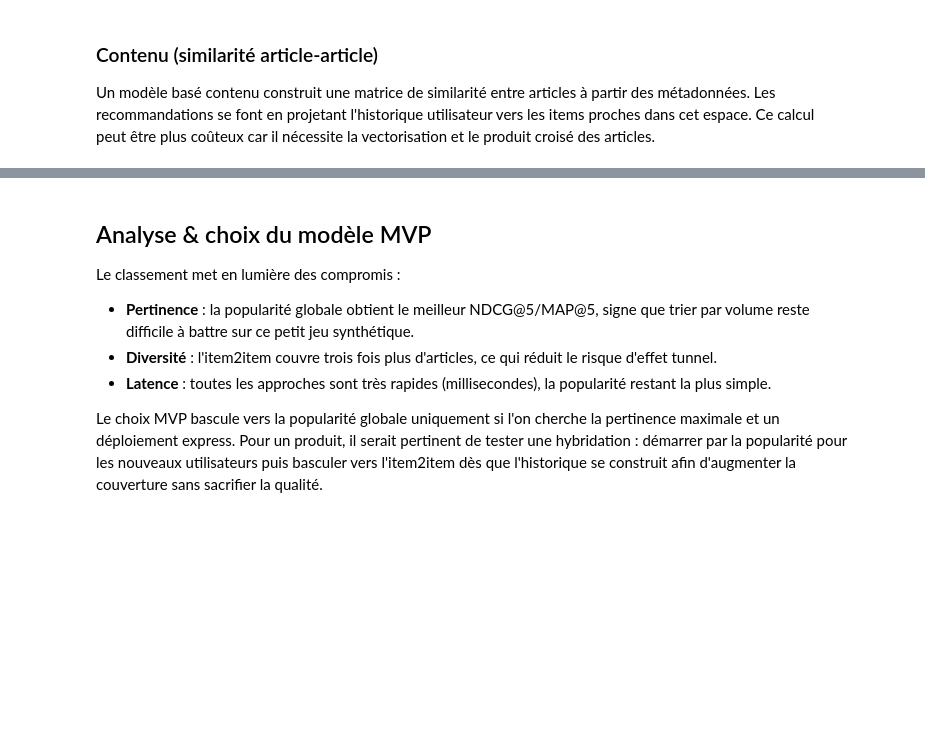
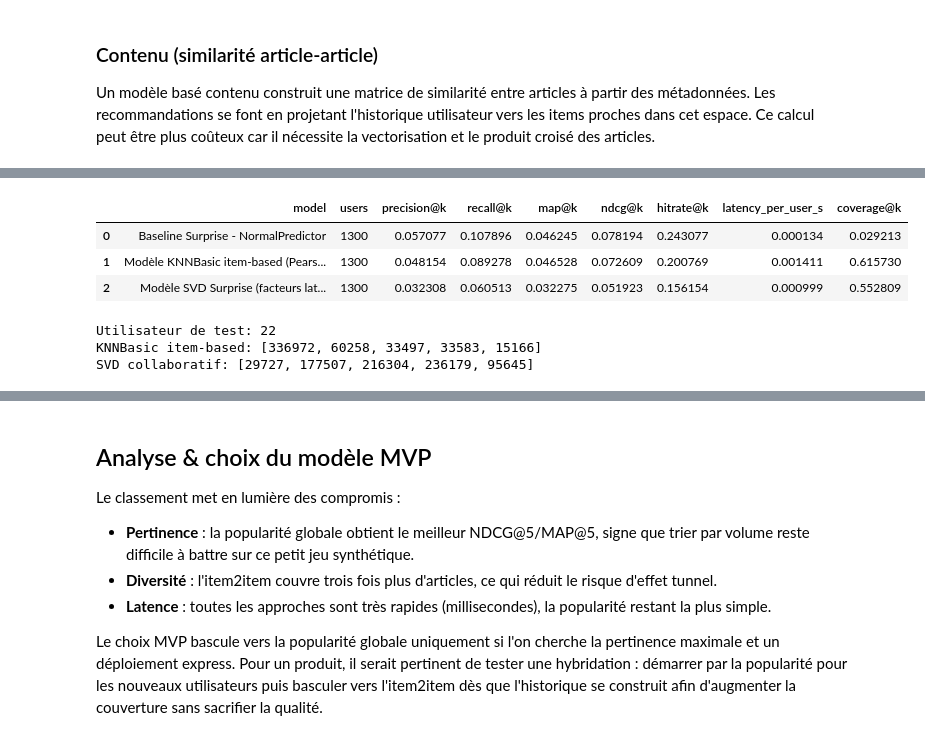
Before and after one commit to scude/Ai-engineer-formation-project-10, a Jupyter notebook: notebooks/notebook.ipynb, the cells around one changed output, grey strips where cells are left out. Drawn from its saved outputs; the diff is of its cells as text; code cells hidden in the pictures; blank space fills up the shorter version.

```diff
--- a/notebooks/notebook.ipynb
+++ b/notebooks/notebook.ipynb
@@ -1129,13 +1232,3 @@ Les variantes **E1** (pondération temporelle des co-visites) et **E2** (normali
 # %%
-covisit_result = evaluate_model(
-    f"Modèle E0 - Co-visitation pure ({CONFIG['covisit_similarity']})",
-    covisit_recommender,
-    train_histories,
-    ground_truth,
-    candidate_items,
-    K,
-)
-results.append(covisit_result)
-step_results.append({**covisit_result, "model": "E0"})
-pd.DataFrame([covisit_result])
+# Les variantes de co-visitation sont remplacées par les modèles Surprise ci-dessus.
 # %% [markdown]
@@ -1257,10 +1292,28 @@ results_df = results_df.sort_values(["ndcg@k", "map@k"], ascending=False).reset_
 # %%
-# Comparatif final (baseline vs E3 par défaut vs E3-1 optimisé)
-baseline_label = "Baseline A - Popularité globale"
-default_e3_label = f"Modèle E3 - Hybride (alpha={CONFIG['covisit_hybrid_alpha']})"
-optimized_label = "Modèle E3-1 - Hybride optimisé"
+baseline_label = "Baseline Surprise - NormalPredictor"
+knn_label = "Modèle KNNBasic item-based (Pearson baseline)"
+svd_label = "Modèle SVD Surprise (facteurs latents)"
 
-comparison_df = results_df[results_df["model"].isin([baseline_label, default_e3_label, optimized_label])].reset_index(drop=True)
+comparison_df = results_df[results_df["model"].isin([baseline_label, knn_label, svd_label])].reset_index(drop=True)
 comparison_df
+# %% [output]
+|  | model | users | precision@k | recall@k | map@k | ndcg@k | hitrate@k | latency_per_user_s | coverage@k |
+| 0 | Baseline Surprise - NormalPredictor | 1300 | 0.057077 | 0.107896 | 0.046245 | 0.078194 | 0.243077 | 0.000134 | 0.029213 |
+| 1 | Modèle KNNBasic item-based (Pears... | 1300 | 0.048154 | 0.089278 | 0.046528 | 0.072609 | 0.200769 | 0.001411 | 0.615730 |
+| 2 | Modèle SVD Surprise (facteurs lat... | 1300 | 0.032308 | 0.060513 | 0.032275 | 0.051923 | 0.156154 | 0.000999 | 0.552809 |
+# %%
+# Comparaison rapide des top-5 pour un utilisateur
+sample_user = eval_users[0] if eval_users else None
+if sample_user is None:
+    print("Pas d'utilisateur pour comparer")
+else:
+    seen = set(train_histories.get(sample_user, []))
+    print(f"Utilisateur de test: {sample_user}")
+    print("KNNBasic item-based:", itemknn_recommender(sample_user, seen, 5))
+    print("SVD collaboratif:", svd_recommender(sample_user, seen, 5))
+# %% [output]
+Utilisateur de test: 22
+KNNBasic item-based: [336972, 60258, 33497, 33583, 15166]
+SVD collaboratif: [29727, 177507, 216304, 236179, 95645]
 # %%
 results_steps = (
```
Also changed, not shown: parts of 33 cells of this notebook, 6 other files.
